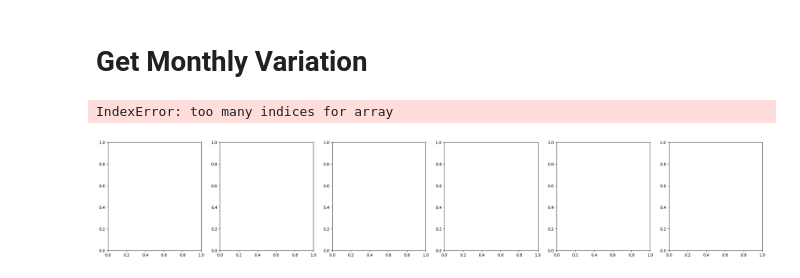
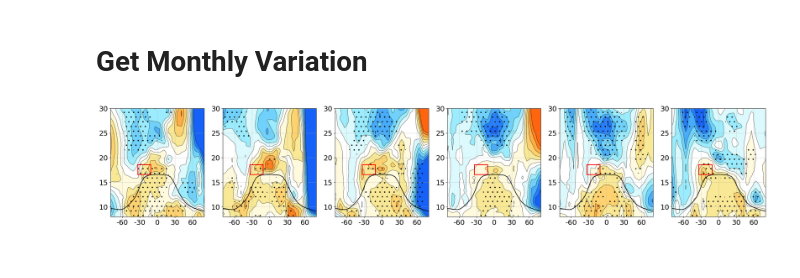
Before and after one commit to AodhanSweeney/StratTandO3trends, a Jupyter notebook: TrendAnalysis/GNSSTrends.ipynb, the cells around one changed output. Drawn from its saved outputs; the diff is of its cells as text; code cells hidden in the pictures.

```diff
--- a/TrendAnalysis/GNSSTrends.ipynb
+++ b/TrendAnalysis/GNSSTrends.ipynb
@@ -465,20 +263,0 @@ np.shape(map_of_trends)
-# %%
-titles = ['DJF', 'MAM', 'JJA', 'SON']
-
-levels = np.arange(-0.55, 0.551,.1)
-fig, axs = plt.subplots(1,4, figsize=(20,5))
-axes = axs.ravel()
-for x in range(len(seasons)):
-    axes[x].contour(zm_temp.lat, zm_temp.alt, seasons[x][:,:,2,0], levels=levels, colors='black',
-                    extend='both', linewidths=0.5, linestyles=np.where(levels >= 0, "-", "-"))
-    im = axes[x].contourf(zm_temp.lat, zm_temp.alt,  seasons[x][:,:,2,0], levels=levels,cmap=custom_cmap, extend='both')
-    axes[x].contourf(zm_temp.lat, zm_temp.alt, seasons[x][:,:,2,1], levels=[-1, 0, 1], colors='none', hatches=[None,'.'])
-    axes[x].plot(np.arange(-87.5,87.51,5), lrz, color='black')
-    rect = patches.Rectangle((-33.75, 16.6), 22.5, 2, linewidth=2, edgecolor='red', facecolor='none')
-    axes[x].add_patch(rect)
-    axes[x].set_ylim(8,30)
-    axes[x].set_xlim(-80,80)
-    axes[x].grid(alpha=0.5)
-    axes[x].tick_params(axis='both', which='major', labelsize=20)
-
-#plt.savefig('/home/disk/p/aodhan/GNSSTrends/figures/RODifferenceSeason', dpi=300)
@@ -567,33 +349,32 @@ dec  = MLR_map_month(temp_anoms_No_QBO_ENSO_sxx, anomalous_temp_in_box, 11)
 # %%
 months1 = [jan, feb, mar, apr, may, jun]
 months2 = [jul, aug, sep, occ, nov, dec]
 
 levels = np.arange(-0.55, 0.551,.1)*2
 fig, axs = plt.subplots(1,6, figsize=(30,5))
 axes = axs.ravel()
 for x in range(len(months1)):
-    axes[x].contour(zm_temp.lat, zm_temp.alt, months2[x][:,:,2,0], levels=levels,colors='black', extend='both', linewidths=0.5, linestyles=np.where(levels >= 0, "-", "-"))
-    axes[x].contourf(zm_temp.lat, zm_temp.alt,  months2[x][:,:,2,0], levels=levels,cmap=custom_cmap, extend='both')
-    axes[x].contourf(zm_temp.lat, zm_temp.alt, months2[x][:,:,2,1], levels=[-1, 0, 1], colors='none', hatches=[None,'.'])
+    axes[x].contour(zm_temp.lat, zm_temp.alt, months1[x][:,:,0,0], levels=levels,colors='black', extend='both', linewidths=0.5, linestyles=np.where(levels >= 0, "-", "-"))
+    axes[x].contourf(zm_temp.lat, zm_temp.alt,  months1[x][:,:,0,0], levels=levels,cmap=custom_cmap, extend='both')
+    axes[x].contourf(zm_temp.lat, zm_temp.alt, months1[x][:,:,0,1], levels=[-1, 0, 1], colors='none', hatches=[None,'.'])
     axes[x].plot(np.arange(-87.5,87.51,5), lrz, color='black')
-    rect = patches.Rectangle((-18.75, 16.6), 37.5, 1, linewidth=2, edgecolor='red', facecolor='none')
+    rect = patches.Rectangle((-33.75, 16.6), 22.5, 2, linewidth=2, edgecolor='red', facecolor='none')
     axes[x].add_patch(rect)
     axes[x].set_ylim(8,30)
-    axes[x].set_xlim(-82,82)
+    axes[x].set_xlim(-80,80)
     axes[x].grid(alpha=0.5)
     x_vals = [-60, -30, 0, 30, 60]
     axes[x].set_xticks(x_vals)
     axes[x].set_xticklabels([str(year) for year in x_vals])
     y_vals = [10,15,20,25,30]
     axes[x].set_yticks(y_vals)
     axes[x].set_yticklabels([str(year) for year in y_vals])
     axes[x].tick_params(axis='both', which='major', labelsize=18)
     #axes[x].tick_params(axis='both', which='major', labelsize=20)
 
 #plt.savefig('/home/disk/p/aodhan/GNSSTrends/figures/ROCircRegrJanJun', dpi=300)
 # %% [output]
-IndexError: too many indices for array
-[figure, old version]
+[figure, new version]
 # %%
 def corr_map_month(temperature_anomalies_ts, anomalous_temp_in_box_, s1):
     r_map = []
```
Also changed, not shown: parts of 33 cells of this notebook, 1 other file.
